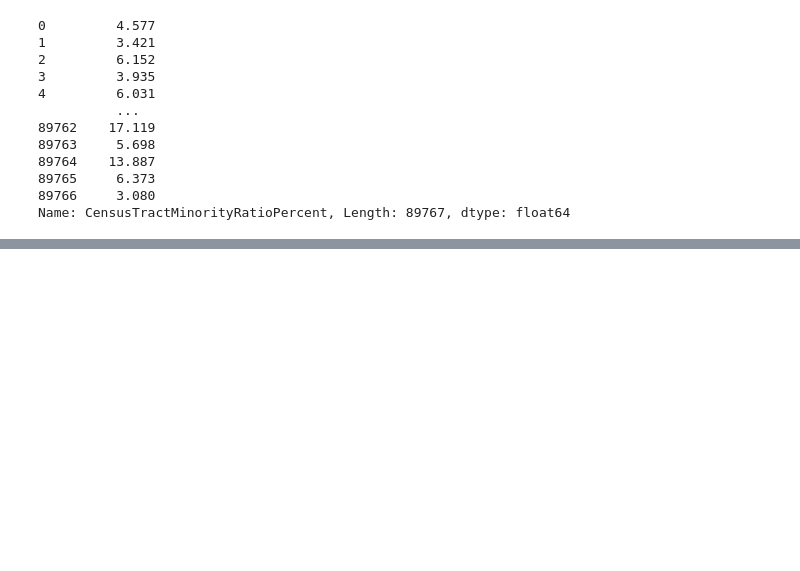
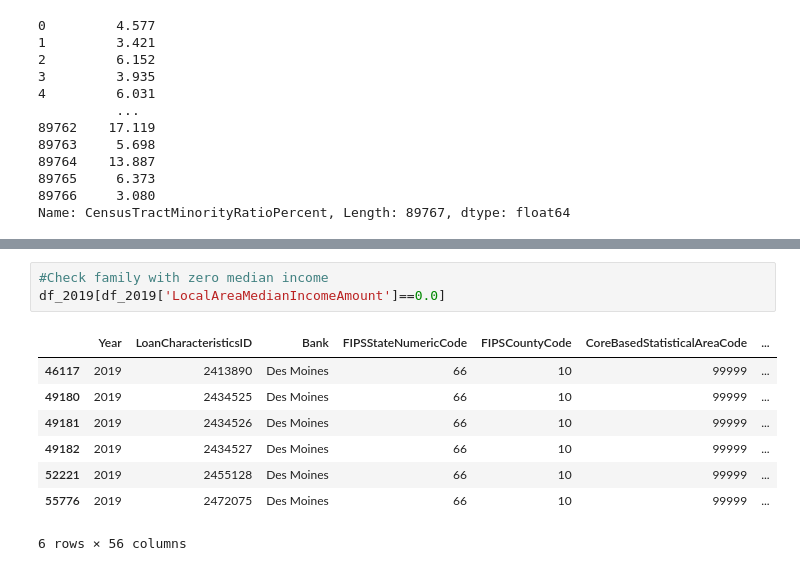
Before and after one commit to syadav12-hawk/check_mortgage_loan_disparity, a Jupyter notebook: Data Wrangling.ipynb, the cells around one changed output, grey strips where cells are left out. Cells and saved outputs as stored; diff of their text form; blank space fills up the shorter version.

```diff
--- a/Data Wrangling.ipynb
+++ b/Data Wrangling.ipynb
@@ -200,0 +273,12 @@ Name: CensusTractMinorityRatioPercent, Length: 89767, dtype: float64
+# %%
+#Check family with zero median income
+df_2019[df_2019['LocalAreaMedianIncomeAmount']==0.0]
+# %% [output]
+|  | Year | LoanCharacteristicsID | Bank | FIPSStateNumericCode | FIPSCountyCode | CoreBasedStatisticalAreaCode | ... |
+| 46117 | 2019 | 2413890 | Des Moines | 66 | 10 | 99999 | ... |
+| 49180 | 2019 | 2434525 | Des Moines | 66 | 10 | 99999 | ... |
+| 49181 | 2019 | 2434526 | Des Moines | 66 | 10 | 99999 | ... |
+| 49182 | 2019 | 2434527 | Des Moines | 66 | 10 | 99999 | ... |
+| 52221 | 2019 | 2455128 | Des Moines | 66 | 10 | 99999 | ... |
+| 55776 | 2019 | 2472075 | Des Moines | 66 | 10 | 99999 | ... |
+6 rows × 56 columns
```
Also changed, not shown: parts of 93 cells of this notebook.
